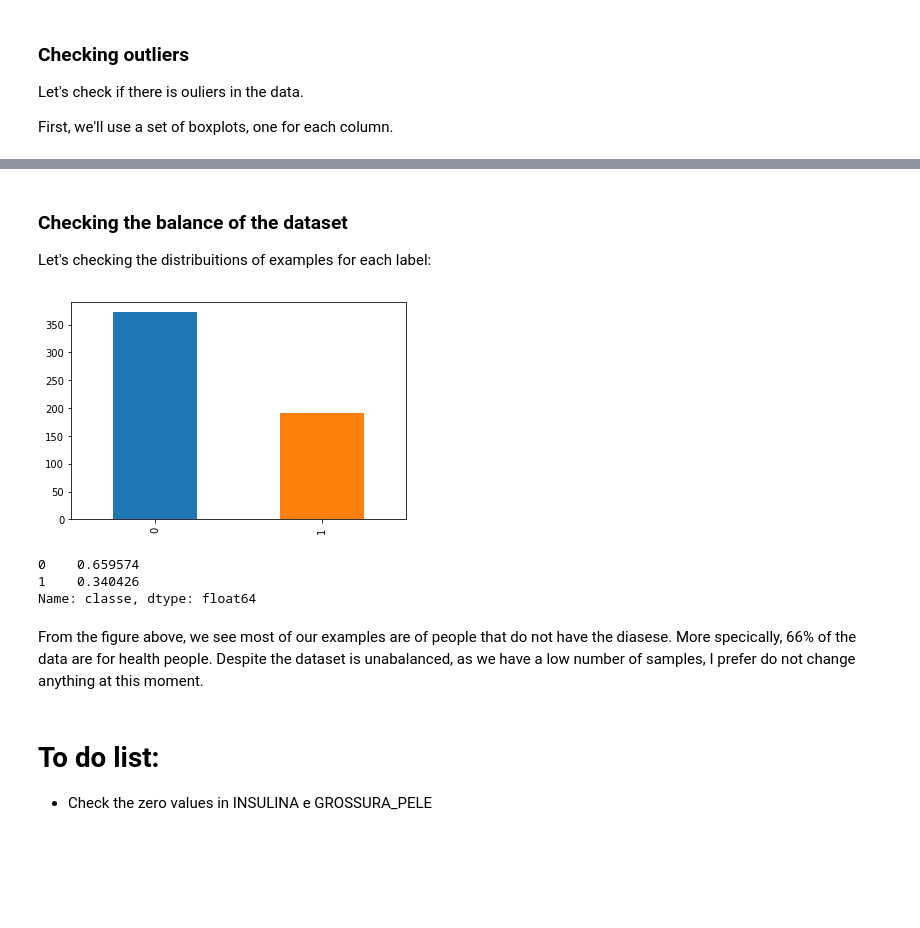
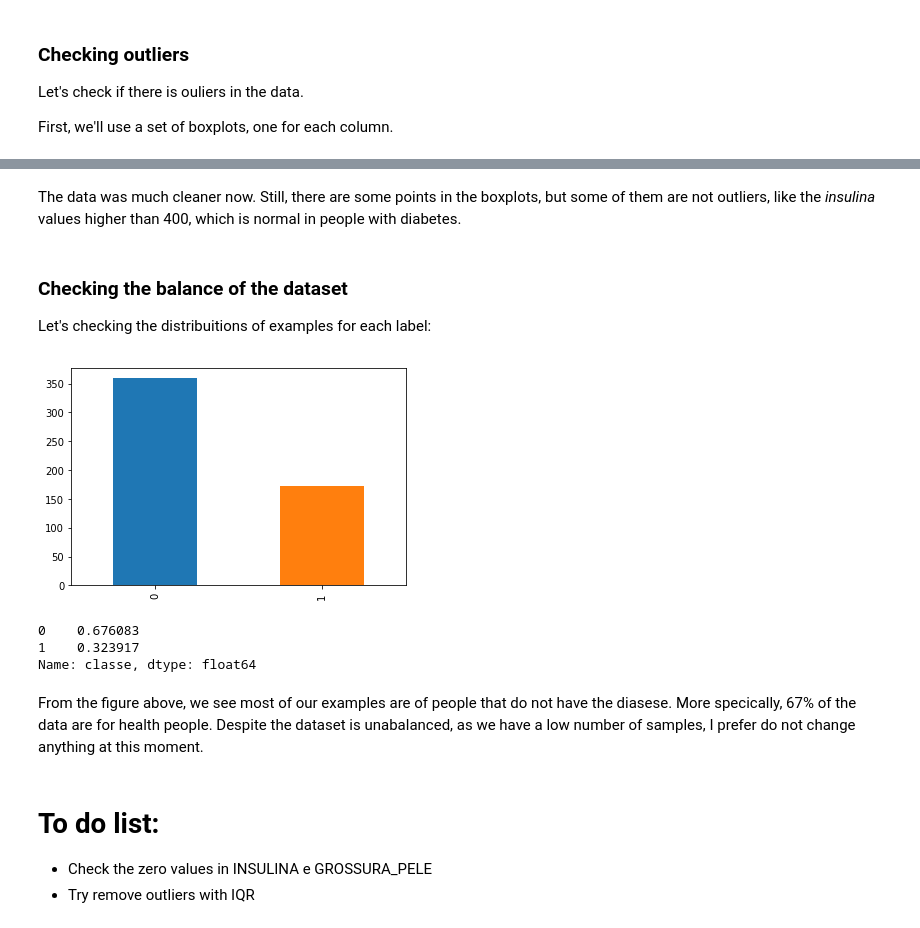
Before and after one commit to cpatrickalves/kaggle-diabetes-prediction, a Jupyter notebook: kernel.ipynb, the cells around one changed output, grey strips where cells are left out. Cells and saved outputs as stored; diff of their text form; code cells hidden in the pictures; blank space fills up the shorter version.

```diff
--- a/kernel.ipynb
+++ b/kernel.ipynb
@@ -163,0 +169,8 @@ https://towardsdatascience.com/ways-to-detect-and-remove-the-outliers-404d16608d
+# %%
+# Compute the Z-Score for each columns
+data_cleaned = data.copy()
+z = np.abs(stats.zscore(data))
+data_cleaned = data_cleaned[(z < 3).all(axis=1)]
+
+print(data.shape)
+print(data_cleaned.shape)
@@ -164,20 +199,23 @@ https://towardsdatascience.com/ways-to-detect-and-remove-the-outliers-404d16608d
+# %% [markdown]
+The data was much cleaner now. Still, there are some points in the boxplots, but some of them are not outliers, like the *insulina* values higher than 400, which is normal in people with diabetes.
 # %% [markdown]
 ### Checking the balance of the dataset
 
 Let's checking the distribuitions of examples for each label:
 # %%
-data.classe.value_counts().plot(kind='bar');
+data_cleaned.classe.value_counts().plot(kind='bar');
 # %% [output]
-[figure, old version]
+[figure, new version]
 # %%
-data.classe.value_counts(normalize=True)
+data_cleaned.classe.value_counts(normalize=True)
 # %% [output]
-0    0.659574
-1    0.340426
+0    0.676083
+1    0.323917
 Name: classe, dtype: float64
 # %% [markdown]
-From the figure above, we see most of our examples are of people that do not have the diasese. More specically, 66% of the data are for health people.
+From the figure above, we see most of our examples are of people that do not have the diasese. More specically, 67% of the data are for health people.
 Despite the dataset is unabalanced, as we have a low number of samples, I prefer do not change anything at this moment.
 # %% [markdown]
 # To do list:
 * Check the zero values in INSULINA e GROSSURA_PELE
+* Try remove outliers with IQR
```
Also changed, not shown: parts of 7 cells of this notebook.
